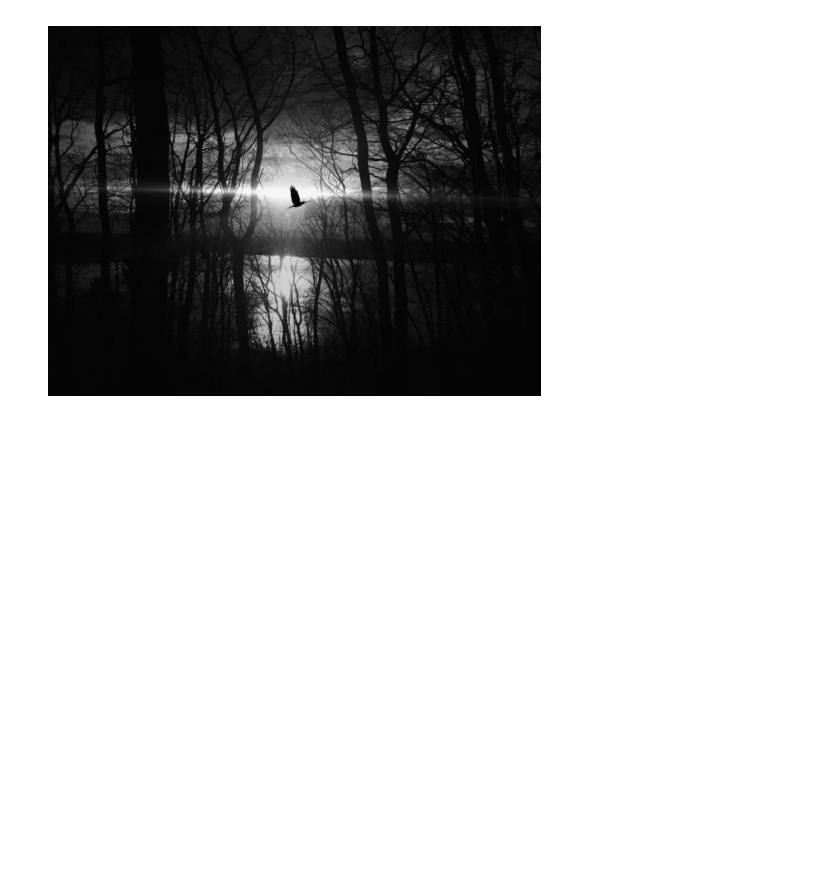
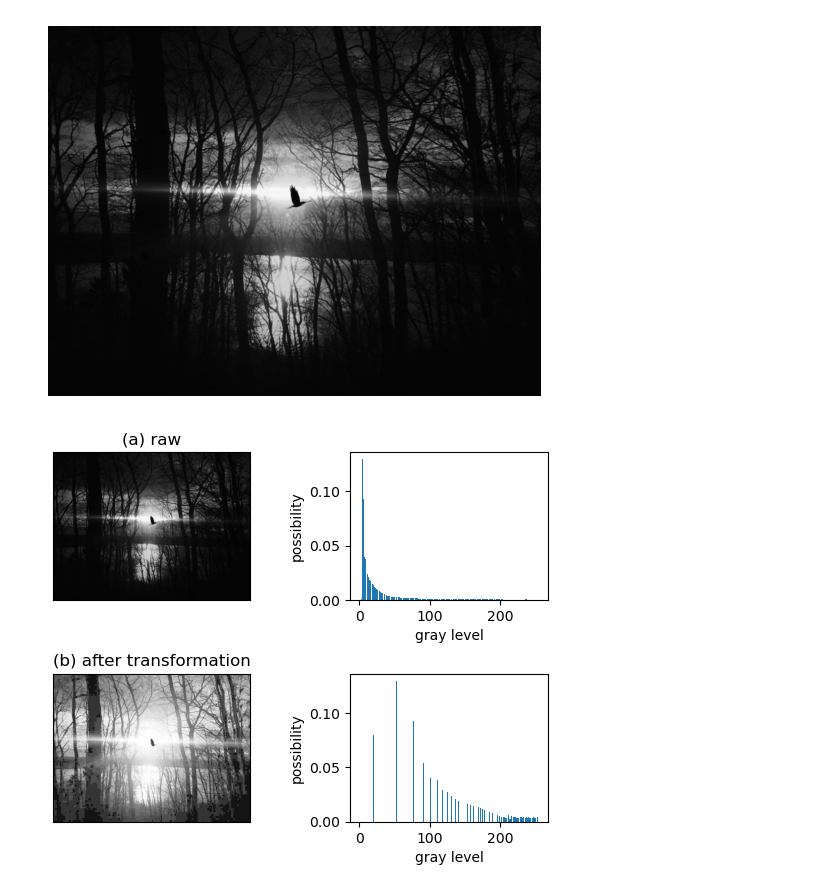
Before and after one commit to Mafumaful/python_project, a Jupyter notebook: opencv/003_Histogram_equalization.ipynb, the cells around one changed output. Saved outputs shown, nothing was run; the diff lists cells and outputs as text; code cells hidden in the pictures; blank space fills up the shorter version.

```diff
--- a/opencv/003_Histogram_equalization.ipynb
+++ b/opencv/003_Histogram_equalization.ipynb
@@ -31,9 +41,38 @@ count_before = count.copy()                                  #为之后画出直
 # %%
-# 计算映射表
-mapl = np.uint16(255 * count)                                #计算映射表
-
 # 将图像进行映射
 for i in range(height):
-    for j in range(width):                                   #遍历每一个图像
+    for j in range(width):  # 遍历每一个图像
         depth = image[i, j]
-        image[i, j] = mapl[depth]                            #按照映射表计算映射后的图像
+        gray[i, j] = mapl[depth]  # 按照映射表计算映射后的图像
+
+# 统计像素个数并计算概率
+for i in range(height):
+    for j in range(width):
+        depth = gray[i, j]
+        count[depth] = count[depth] + 1  # 计算每一个灰度等级的个数
+# %%
+# 画图
+x = np.arange(256)  # 设置x轴坐标
+plt.subplots_adjust(left=None, bottom=None, right=None,
+                    top=None, wspace=0.5, hspace=0.5)
+
+titles = ['(a) raw', '(b) after transformation']  # 设置图像标题
+images = [image, gray]  # 设置图像
+for i in range(2):
+    plt.subplot(2, 2, 2*i+1), plt.imshow(images[i], cmap='gray')  # 设置区域并画图
+    plt.title(titles[i])
+    plt.xticks([]), plt.yticks([])
+
+plt.subplot(2, 2, 2)
+plt.bar(x, count_before)
+plt.xlabel('gray level')
+plt.ylabel('possibility')
+
+plt.subplot(2, 2, 4)
+plt.bar(x, count / total)  # 概率 = 像素个数 / 总个数
+plt.xlabel('gray level')
+plt.ylabel('possibility')
+
+plt.show()
+# %% [output]
+[figure, added]
```
Also changed, not shown: parts of 2 cells of this notebook.
